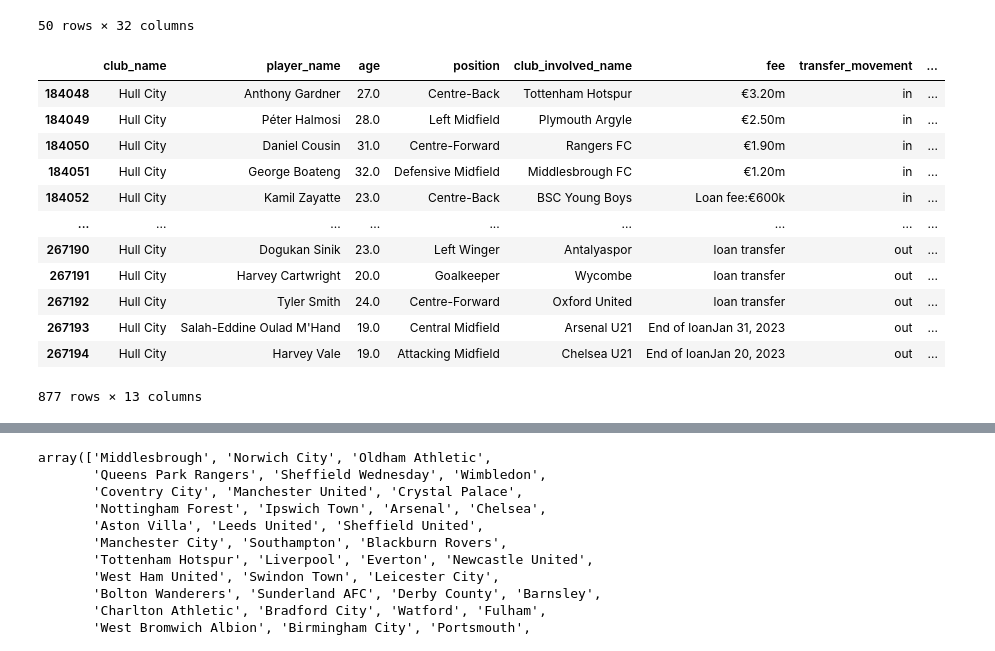
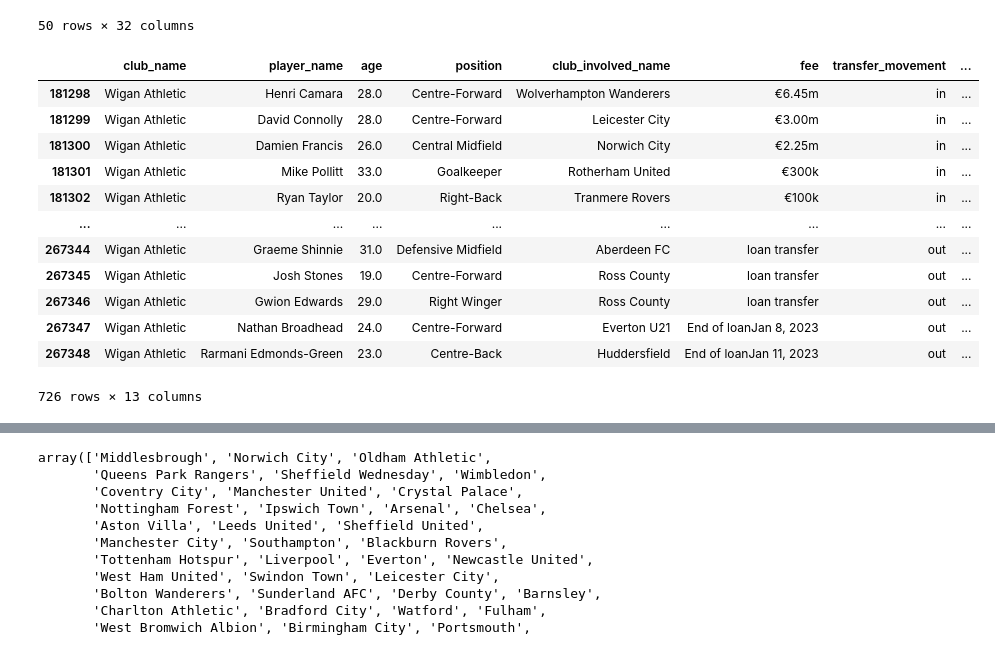
Before and after one commit to AhanPenkar/exploratory-football, a Jupyter notebook: data_get.ipynb, the cells around one changed output, grey strips where cells are left out. Cells and saved outputs as stored; diff of their text form; code cells hidden in the pictures.

```diff
--- a/data_get.ipynb
+++ b/data_get.ipynb
@@ -357,20 +357,20 @@ league_historical.to_csv('points.csv', index=False)
 prem_champ_df = pd.read_csv('master.csv')
 # %%
 #find bolton in the dataframe, not exact match
-prem_champ_df[prem_champ_df['club_name'].str.contains('Hull')]
+prem_champ_df[prem_champ_df['club_name'].str.contains('Wigan')]
 # %% [output]
 |  | club_name | player_name | age | position | club_involved_name | fee | transfer_movement | ... |
-| 184048 | Hull City | Anthony Gardner | 27.0 | Centre-Back | Tottenham Hotspur | €3.20m | in | ... |
-| 184049 | Hull City | Péter Halmosi | 28.0 | Left Midfield | Plymouth Argyle | €2.50m | in | ... |
-| 184050 | Hull City | Daniel Cousin | 31.0 | Centre-Forward | Rangers FC | €1.90m | in | ... |
-| 184051 | Hull City | George Boateng | 32.0 | Defensive Midfield | Middlesbrough FC | €1.20m | in | ... |
-| 184052 | Hull City | Kamil Zayatte | 23.0 | Centre-Back | BSC Young Boys | Loan fee:€600k | in | ... |
+| 181298 | Wigan Athletic | Henri Camara | 28.0 | Centre-Forward | Wolverhampton Wanderers | €6.45m | in | ... |
+| 181299 | Wigan Athletic | David Connolly | 28.0 | Centre-Forward | Leicester City | €3.00m | in | ... |
+| 181300 | Wigan Athletic | Damien Francis | 26.0 | Central Midfield | Norwich City | €2.25m | in | ... |
+| 181301 | Wigan Athletic | Mike Pollitt | 33.0 | Goalkeeper | Rotherham United | €300k | in | ... |
+| 181302 | Wigan Athletic | Ryan Taylor | 20.0 | Right-Back | Tranmere Rovers | €100k | in | ... |
 | ... | ... | ... | ... | ... | ... | ... | ... | ... |
-| 267190 | Hull City | Dogukan Sinik | 23.0 | Left Winger | Antalyaspor | loan transfer | out | ... |
-| 267191 | Hull City | Harvey Cartwright | 20.0 | Goalkeeper | Wycombe | loan transfer | out | ... |
-| 267192 | Hull City | Tyler Smith | 24.0 | Centre-Forward | Oxford United | loan transfer | out | ... |
-| 267193 | Hull City | Salah-Eddine Oulad M'Hand | 19.0 | Central Midfield | Arsenal U21 | End of loanJan 31, 2023 | out | ... |
-| 267194 | Hull City | Harvey Vale | 19.0 | Attacking Midfield | Chelsea U21 | End of loanJan 20, 2023 | out | ... |
+| 267344 | Wigan Athletic | Graeme Shinnie | 31.0 | Defensive Midfield | Aberdeen FC | loan transfer | out | ... |
+| 267345 | Wigan Athletic | Josh Stones | 19.0 | Centre-Forward | Ross County | loan transfer | out | ... |
+| 267346 | Wigan Athletic | Gwion Edwards | 29.0 | Right Winger | Ross County | loan transfer | out | ... |
+| 267347 | Wigan Athletic | Nathan Broadhead | 24.0 | Centre-Forward | Everton U21 | End of loanJan 8, 2023 | out | ... |
+| 267348 | Wigan Athletic | Rarmani Edmonds-Green | 23.0 | Centre-Back | Huddersfield | End of loanJan 11, 2023 | out | ... |
-877 rows × 13 columns
+726 rows × 13 columns
 # %%
 prem_champ_df = prem_champ_df[prem_champ_df['club_name'].isin(['Chelsea FC', 'Manchester United', 'Manchester City', 'Liverpool FC', 'Norwich City', 'Huddersfield Town',
```
Also changed, not shown: parts of 5 cells of this notebook, 4 other files.
